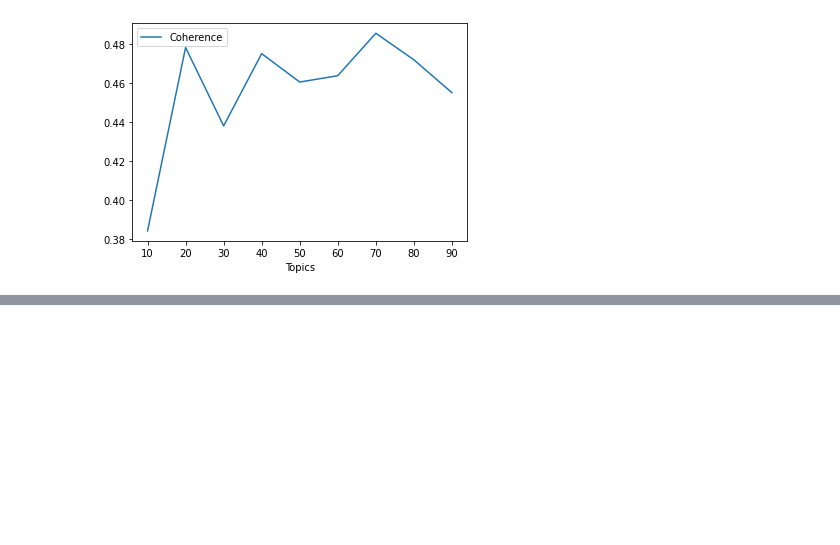
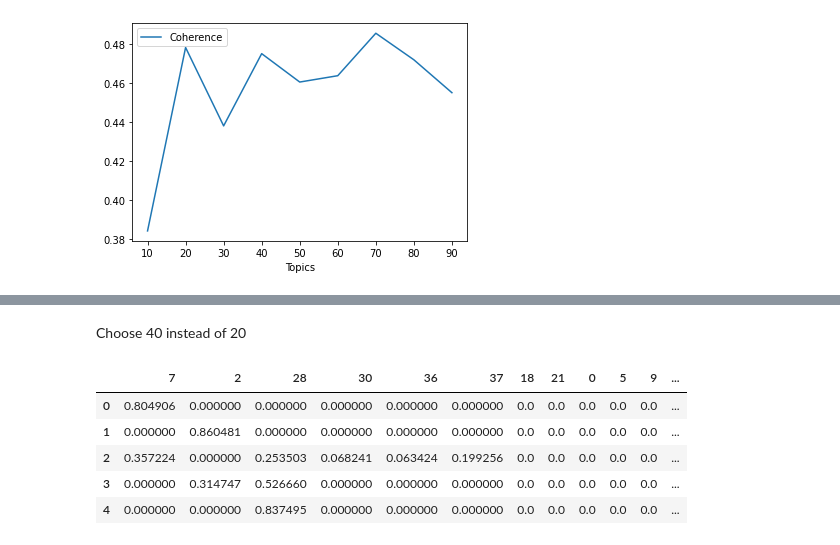
Before and after one commit to tawfiqam/Parenting_Throwaway_CSCW_2019, a Jupyter notebook: Daddit_LDA.ipynb, the cells around one changed output, grey strips where cells are left out. Drawn from its saved outputs; the diff is of its cells as text; code cells hidden in the pictures; blank space fills up the shorter version.

```diff
--- a/Daddit_LDA.ipynb
+++ b/Daddit_LDA.ipynb
@@ -444,4 +368,0 @@ limit_output extension: Maximum message size of 10000 exceeded with 74425 charac
-# %%
-pd.set_option('display.max_columns', None)
-pd.set_option('display.expand_frame_repr', False)
-pd.set_option('max_colwidth', -1)
@@ -497,0 +382,7 @@ Domestic.to_csv('VA_Domestic_Complete.txt',header=None, index=None, sep=' ', mod
+# %%
+# getting the list of topics
+shift = -1*optimal_model.num_topics
+distro_value = 0.7
+list_of_topics = MizoFrame.columns.values[shift:]
+for i in range(0,len(list_of_topics)):
+    MizoFrame[MizoFrame[list_of_topics[i]]>distro_value].body.to_csv('Daddit_Topic_'+str(shift)+'_topics'+str(i)+'.txt', header=None, index=None, sep='\t', mode='a')
@@ -497,0 +421,43 @@ Domestic.to_csv('VA_Domestic_Complete.txt',header=None, index=None, sep=' ', mod
+# %% [markdown]
+Choose 40 instead of 20
+# %%
+#load LDA model
+from gensim.models import LdaModel
+from gensim import corpora, models
+from gensim.corpora import Dictionary
+optimal_model = LdaModel.load('Daddit_Model3.model')
+dictionary = corpora.Dictionary.load('DadditDictionary.dict')
+corpus = corpora.MmCorpus('DadditCorpusFinal.mm')
+# %%
+#First, get a list of posts, one by one
+df = Daddit.copy()
+processed_posts = []
+CompletePosts = df['clean_body'].apply(list)
+#running for the rest of the data
+processed_posts = []
+#creating threads for each of the users
+for post in CompletePosts:
+    #Preprocessing each of the threads
+    processed_posts.append(Tokinization(post))
+# %%
+new_doc2bow = [dictionary.doc2bow(post) for post in processed_posts]
+
+vector = optimal_model.get_document_topics(new_doc2bow)
+
+#create a list of dictioaries for scores relating to optimum LDA
+newdictlist = []
+for i in range(0, len(vector)):
+    newdictlist.append(dict(vector[i]))
+
+topic_bow = pd.DataFrame(newdictlist)
+
+topic_bow.fillna(0, inplace=True)
+
+topic_bow.head()
+# %% [output]
+|  | 7 | 2 | 28 | 30 | 36 | 37 | 18 | 21 | 0 | 5 | 9 | ... |
+| 0 | 0.804906 | 0.000000 | 0.000000 | 0.000000 | 0.000000 | 0.000000 | 0.0 | 0.0 | 0.0 | 0.0 | 0.0 | ... |
+| 1 | 0.000000 | 0.860481 | 0.000000 | 0.000000 | 0.000000 | 0.000000 | 0.0 | 0.0 | 0.0 | 0.0 | 0.0 | ... |
+| 2 | 0.357224 | 0.000000 | 0.253503 | 0.068241 | 0.063424 | 0.199256 | 0.0 | 0.0 | 0.0 | 0.0 | 0.0 | ... |
+| 3 | 0.000000 | 0.314747 | 0.526660 | 0.000000 | 0.000000 | 0.000000 | 0.0 | 0.0 | 0.0 | 0.0 | 0.0 | ... |
+| 4 | 0.000000 | 0.000000 | 0.837495 | 0.000000 | 0.000000 | 0.000000 | 0.0 | 0.0 | 0.0 | 0.0 | 0.0 | ... |
```
Also changed, not shown: parts of 24 cells of this notebook, 5 other files.
